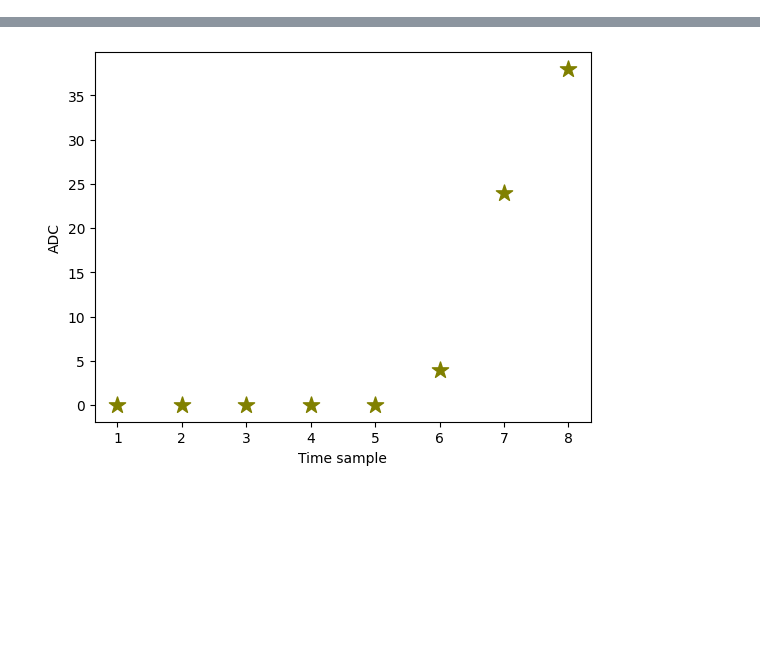
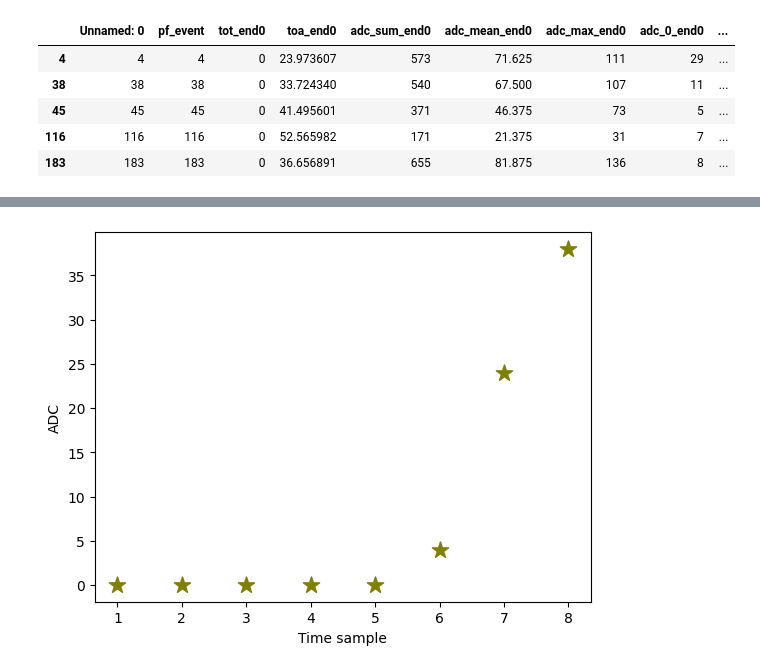
Before and after one commit to gajdangreta/hcalTestBeam, a Jupyter notebook: hcalEnv/notebooks/pulse_analysis.ipynb, the cells around one changed output, grey strips where cells are left out. Saved outputs shown, nothing was run; the diff lists cells and outputs as text; code cells hidden in the pictures; blank space fills up the shorter version.

```diff
--- a/hcalEnv/notebooks/pulse_analysis.ipynb
+++ b/hcalEnv/notebooks/pulse_analysis.ipynb
@@ -54,3 +80,12 @@ Wall time: 441 ms
 # %%
 # dropping unnecessary columns
 # r=drop_extra_cols(r, pulsed)
+# %%
+r.head()
+# %% [output]
+|  | Unnamed: 0 | pf_event | tot_end0 | toa_end0 | adc_sum_end0 | adc_mean_end0 | adc_max_end0 | adc_0_end0 | ... |
+| 4 | 4 | 4 | 0 | 23.973607 | 573 | 71.625 | 111 | 29 | ... |
+| 38 | 38 | 38 | 0 | 33.724340 | 540 | 67.500 | 107 | 11 | ... |
+| 45 | 45 | 45 | 0 | 41.495601 | 371 | 46.375 | 73 | 5 | ... |
+| 116 | 116 | 116 | 0 | 52.565982 | 171 | 21.375 | 31 | 7 | ... |
+| 183 | 183 | 183 | 0 | 36.656891 | 655 | 81.875 | 136 | 8 | ... |
```
Also changed, not shown: parts of 4 cells of this notebook.
